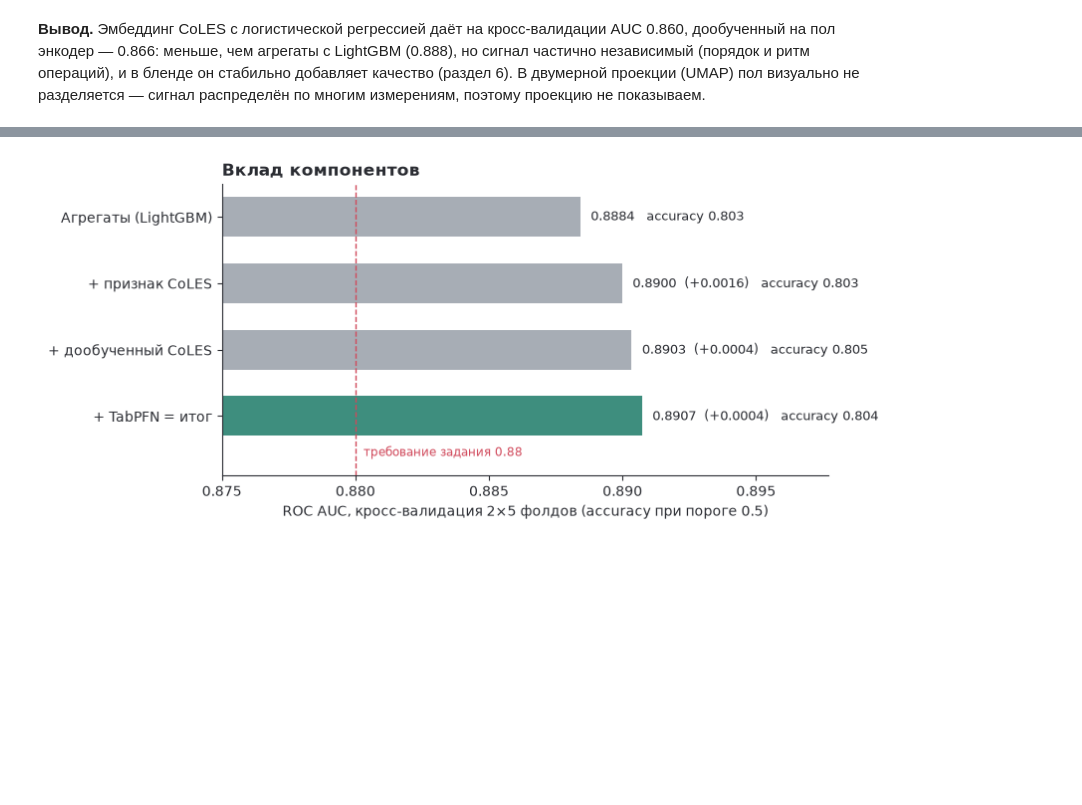
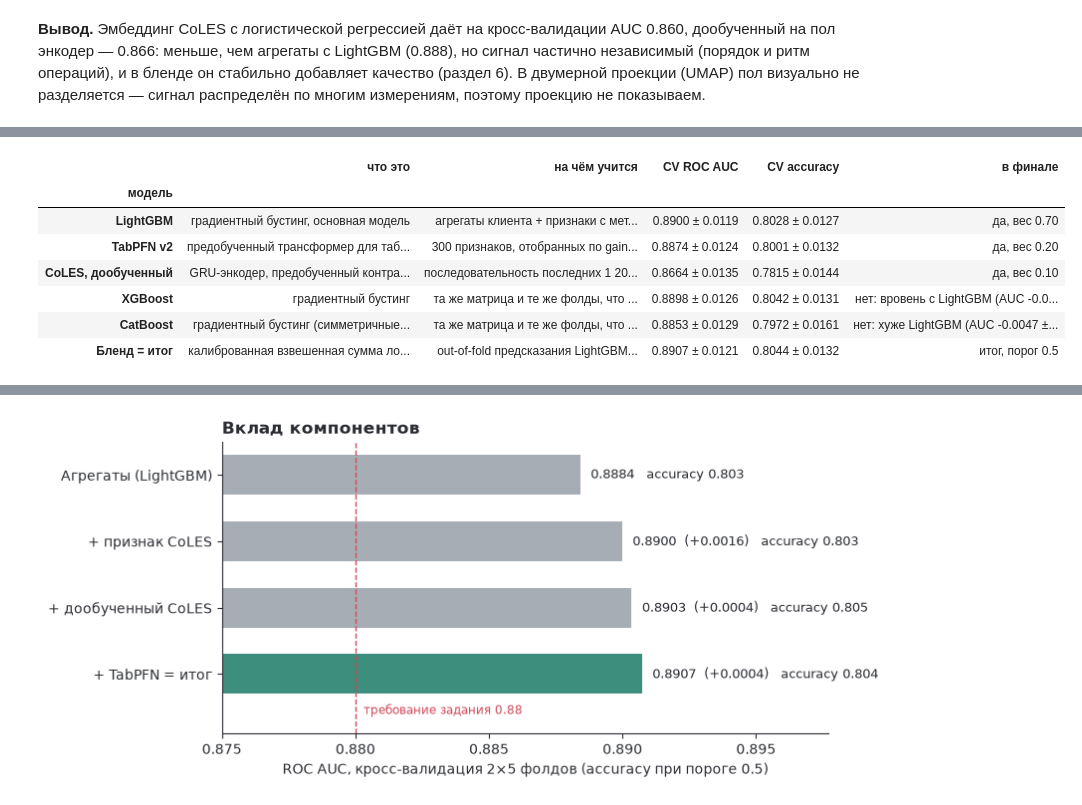
Before and after one commit to Eltralo/gender-prediction, a Jupyter notebook: notebooks/pred_gen_tr.ipynb, the cells around one changed output, grey strips where cells are left out. Drawn from its saved outputs; the diff is of its cells as text; code cells hidden in the pictures; blank space fills up the shorter version.

```diff
--- a/notebooks/pred_gen_tr.ipynb
+++ b/notebooks/pred_gen_tr.ipynb
@@ -640,0 +634,14 @@ pd.DataFrame({
+# %%
+from gender_pred.cv import model_summary
+
+with pd.option_context("display.max_colwidth", None):
+    display(model_summary("results"))
+# %% [output]
+|  | что это | на чём учится | CV ROC AUC | CV accuracy | в финале |
+| модель |  |  |  |  |  |
+| LightGBM | градиентный бустинг, основная модель | агрегаты клиента + признаки с мет... | 0.8900 ± 0.0119 | 0.8028 ± 0.0127 | да, вес 0.70 |
+| TabPFN v2 | предобученный трансформер для таб... | 300 признаков, отобранных по gain... | 0.8874 ± 0.0124 | 0.8001 ± 0.0132 | да, вес 0.20 |
+| CoLES, дообученный | GRU-энкодер, предобученный контра... | последовательность последних 1 20... | 0.8664 ± 0.0135 | 0.7815 ± 0.0144 | да, вес 0.10 |
+| XGBoost | градиентный бустинг | та же матрица и те же фолды, что ... | 0.8898 ± 0.0126 | 0.8042 ± 0.0131 | нет: вровень с LightGBM (AUC -0.0... |
+| CatBoost | градиентный бустинг (симметричные... | та же матрица и те же фолды, что ... | 0.8853 ± 0.0129 | 0.7972 ± 0.0161 | нет: хуже LightGBM (AUC -0.0047 ±... |
+| Бленд = итог | калиброванная взвешенная сумма ло... | out-of-fold предсказания LightGBM... | 0.8907 ± 0.0121 | 0.8044 ± 0.0132 | итог, порог 0.5 |
```
Also changed, not shown: parts of 8 cells of this notebook, 2 other files.
